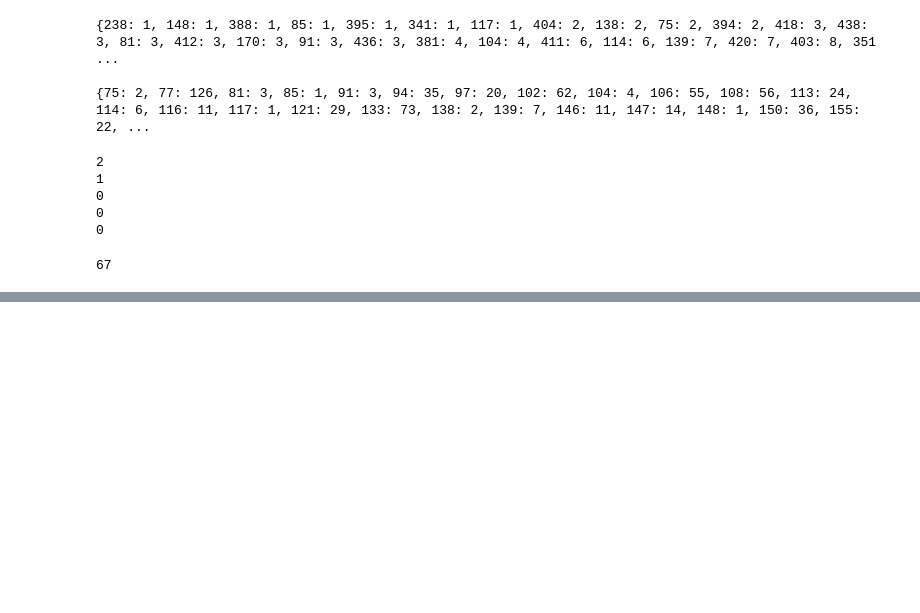
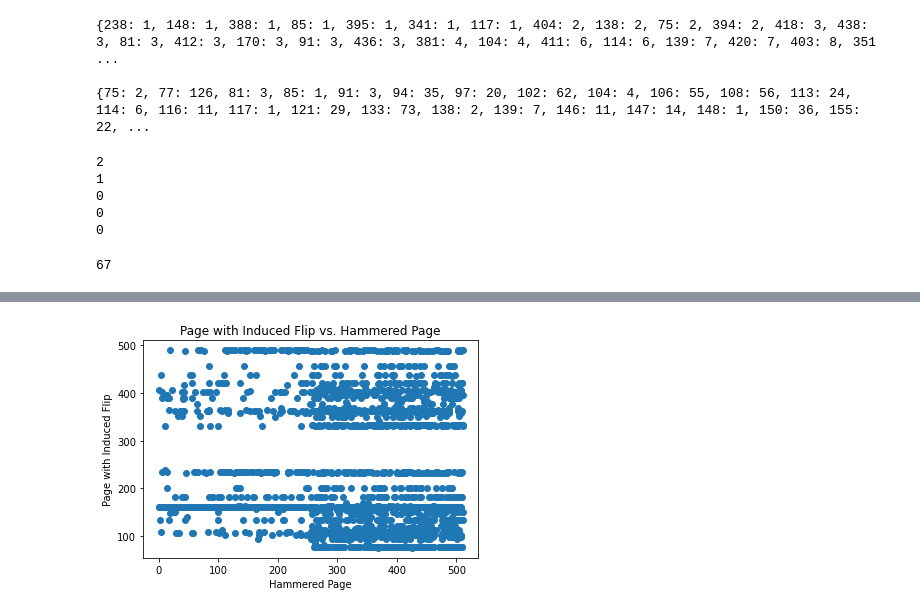
Before and after one commit to jeremywhui/OpenSSD-Rowhammer-Data, a Jupyter notebook: Rowhammer Output CSV Reading.ipynb, the cells around one changed output, grey strips where cells are left out. Saved outputs shown, nothing was run; the diff lists cells and outputs as text; code cells hidden in the pictures; blank space fills up the shorter version.

```diff
--- a/Rowhammer Output CSV Reading.ipynb
+++ b/Rowhammer Output CSV Reading.ipynb
@@ -365,0 +400,14 @@ print(len(block26pageCount.keys()))
+# %%
+pointsList = []
+for i in range(len(block26ErrorMap.keys())):
+    for j in range(block26ErrorMap[i].shape[0]):
+        pointsList.append((i, block26ErrorMap[i][j]))
+#print(pointsList)
+x,y = zip(*pointsList)
+plt.scatter(x, y)
+plt.title("Page with Induced Flip vs. Hammered Page")
+plt.xlabel("Hammered Page")
+plt.ylabel("Page with Induced Flip")
+plt.show()
+# %% [output]
+[figure, added]
```
Also changed, not shown: parts of 4 cells of this notebook, 1 other file.
